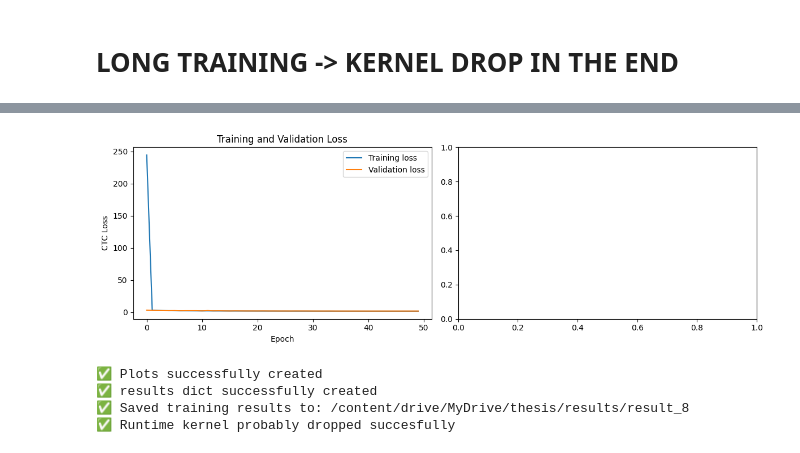
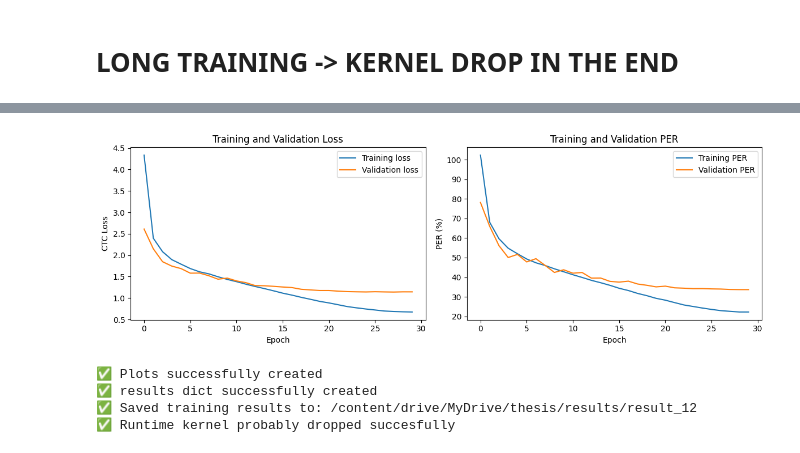
Before and after one commit to atis941/SSM_CSTT, a Jupyter notebook: training.ipynb, the cells around one changed output, grey strips where cells are left out. Drawn from its saved outputs; the diff is of its cells as text; code cells hidden in the pictures.

```diff
--- a/training.ipynb
+++ b/training.ipynb
@@ -415,7 +415,7 @@ torch.manual_seed(seed)
 random.seed(seed)
 np.random.seed(seed)
 
-use_mel_transform = False
+use_mel_transform = True
 
 #The Mel spectrogram does the following:
 #1. Split signal into windows
@@ -423,18 +423,18 @@ use_mel_transform = False
 #3. Convert frequencies to Mel scale
 #4. Output energy per Mel band
 mel_transform_n_mels = 80 # number of features in each timing window after transformation
-mel_transform_nfft = 600
+mel_transform_nfft = 300
 mel_transform_hop_length = 160
-mel_transform_win_length = 600
+mel_transform_win_length = 300
 mel_transform_sample_rate = 16000
 
-epochs = 50
+epochs = 30
 model_dict = {
     "model_version": "SSMPhonemeModelV4",
 }
 ssm_vocab_size = len(phoneme_to_idx_vocab)
 ssm_dropout = 0.0
-linear_dropout = 0.2 # best -> 0.2
+linear_dropout = 0.5 # best -> 0.2
 
 # decide if use the configuration of supervisors from S_edge classification task
 import_model_from_S_Edge_yaml = True
@@ -446,7 +446,7 @@ else:
 
 
 if import_model_from_S_Edge_yaml:
-    yaml_name = "S2S_Edge_small.yaml"
+    yaml_name = "S2S_Edge_medium.yaml"
     yaml_path = os.path.join(s2s_edge_root_dir, yaml_name)
 
     with open(yaml_path, "r") as file:
@@ -514,7 +514,7 @@ ssm_model = SSMPhonemeModelV4(d_state=d_state,
                               vocab_size=ssm_vocab_size,
                               ssm_dropout=ssm_dropout,
                               input_bias = input_bias,
-                              output_bias = output_bias,
+                                                            output_bias = output_bias,
                               complex_output = complex_output,
                               B_C_init=B_C_init,
                               bias_init = bias_init,
@@ -579,7 +579,7 @@ print(f"✅ Input dimension: {d_in}")
 print(f"✅ Output dimension: {d_out}")
 
 # CTC loss function
-ctc_zero_infinity = True
+ctc_zero_infinity = False
 loss_fn = nn.CTCLoss(blank=0,
                      zero_infinity=ctc_zero_infinity) # to nullyify the infinity effects of possible very short sequences
 
@@ -605,9 +605,9 @@ elif optimizer_type == "AdamW":
     opt_AdamW_other_layer_weight_decay = 0.01
     opt_AdamW_ssm_layer_weight_decay = 0.0
 
-    opt_AdamW_lr = 0.0005
+    opt_AdamW_lr = 0.001
     opt_AdamW_ssm_lr_factor = 1
-    opt_AdamW_other_lr_factor = 4
+    opt_AdamW_other_lr_factor = 2
 
     params_ssm_lr = [param for name, param in ssm_model.named_parameters() if 'B' in name or 'C' in name or 'Lambda' in name or 'log_step' in name] # special SSM parameters B, C, Lambda and log_step
     params_other_lr = [param for name, param in ssm_model.named_parameters() if 'B' not in name and 'C' not in name and 'Lambda' not in name and 'log_step' not in name] # parameters of other layers like the Linear Decoder
@@ -834,7 +834,7 @@ if scheduler_type == "CosineAnnealingWarmUp":
     )
 
     scheduler_dict = {
-        "optimizer_type": optimizer_type,
+        "scheduler_type": scheduler_type,
         "first_cycle_steps": cosanneal_first_cycle_steps,
         "cycle_mult":cosanneal_cycle_mult,
         "max_lr":cosanneal_max_lr,
@@ -870,7 +870,7 @@ PyTorch peak allocated: 3.28 MiB
 blank_idx = 0
 beam_width = 5
 top_paths = 1
-decoding_method = "greedy" # Options: 1. greedy
+decoding_method = "beam_search" # Options: 1. greedy
                            #          2. beam_search
 ctc_decoder = CTCDecoder(blank_idx=blank_idx,
                          beam_width=beam_width,
@@ -3074,10 +3074,10 @@ Results saved into /content/drive/MyDrive/thesis/results/S_edge_TU/time_domain_s
 training_start_time = time.time()
 
 use_scheduler = True
-compute_per = False  # set to False to skip PER computation and PER logging for saving time
+compute_per = True  # set to False to skip PER computation and PER logging for saving time
 resume_from_checkpoint = False
 
-epoch_per_calc_division = 5
+epoch_per_calc_division = 1
 
 use_early_stopping = True
 
@@ -3302,7 +3302,6 @@ for epoch in range(start_epoch, epochs):
                                                                                                           X_length=valid_output_lengths,
                                                                                                           y=y_val,
                                                                                                           y_length=y_val_length,
-                                                                                                          blank_idx=blank_idx,
                                                                                                           total_edit_distance=total_val_edit_distance,
                                                                                                           total_target_length=total_val_target_length,
                                                                                                           decoder=ctc_decoder)
@@ -3554,6 +3553,6 @@ Total training and validation time is: 7 hours 36 minutes
 ✅ Training successfully finished
-[figure, old version]
+[figure, new version]
 ✅ Plots successfully created
 ✅ results dict successfully created
-✅ Saved training results to: /content/drive/MyDrive/thesis/results/result_8
+✅ Saved training results to: /content/drive/MyDrive/thesis/results/result_12
 ✅ Runtime kernel probably dropped succesfully
```
Also changed, not shown: parts of 5 cells of this notebook, 5 other files.
